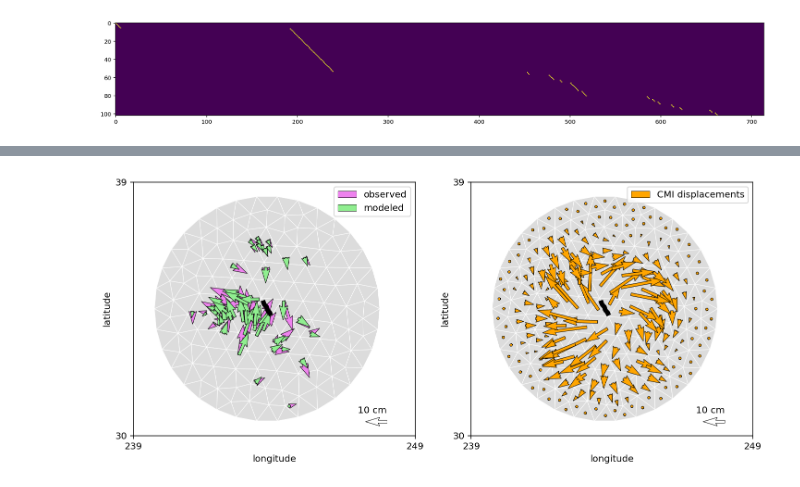
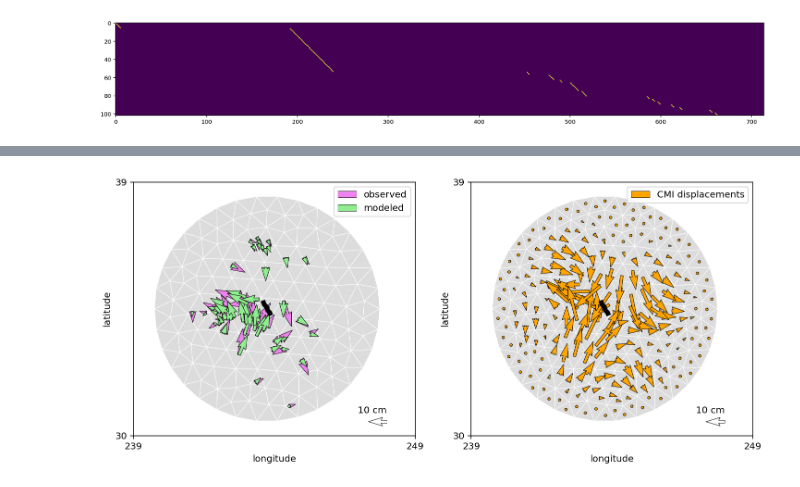
Before and after one commit to jploveless/relax_disloc, a Jupyter notebook: hector_mine.ipynb, the cells around one changed output, grey strips where cells are left out. Cells and saved outputs as stored; diff of their text form; code cells hidden in the pictures.

```diff
--- a/hector_mine.ipynb
+++ b/hector_mine.ipynb
@@ -193,7 +193,7 @@ for i in range(1):
     depth_gradient = 0.000001
     temp_depths = CMI_DEPTH + depth_gradient * (
         mesh.points[mesh.get_cells_type("triangle")[:, :], 1]
-        - mesh.points[mesh.get_cells_type("triangle")[:, :], 1].min()
+        - mesh.points[mesh.get_cells_type("triangle")[:, :], 1].max()
     )
     meshes[i].dep1 = temp_depths[:, 0]
     meshes[i].dep2 = temp_depths[:, 1]
@@ -615,6 +625,6 @@ plt.show()
 # %%
 # Plot model geometry
-QUIVER_SCALE = 1.3e2
+QUIVER_SCALE = 1.5e2
 
 plt.figure(figsize=(12, 6))
 plt.subplot(1, 2, 1)
@@ -714,8 +724,8 @@ plt.plot(df_fault.lon, df_fault.lat, "-k", linewidth=5, zorder=25)
 plt.quiver(
     meshes[0].centroids[:, 0],
     meshes[0].centroids[:, 1],
-    est_slip_smooth[0::2],
-    est_slip_smooth[1::2],
+    -est_slip_smooth[0::2],
+    -est_slip_smooth[1::2],
     color="r",
     zorder=20,
     label="CMI displacements",
@@ -726,31 +736,31 @@ plt.quiver(
     width=0.01,
 )
 
 plt.quiver(
     248,
     30.5,
     -10,
     0,
     color="r",
     zorder=25,
     scale=QUIVER_SCALE,
     facecolor="white",
     edgecolor="k",
     linewidth=0.5,
     width=0.01,
 )
 plt.text(248, 30.8, "10 cm", horizontalalignment="right")
 
 plt.xlim([239, 249])
 plt.ylim([30, 39])
 plt.xticks([239, 249])
 plt.yticks([30, 39])
 plt.xlabel("longitude")
 plt.ylabel("latitude")
 plt.gca().set_aspect("equal")
 plt.legend()
 plt.savefig("hector_mine_summary.pdf")
 plt.savefig("hector_mine_summary.png", dpi=500)
 plt.show()
 # %% [output]
-[figure, old version]
+[figure, new version]
```
Also changed, not shown: parts of 2 cells of this notebook.
